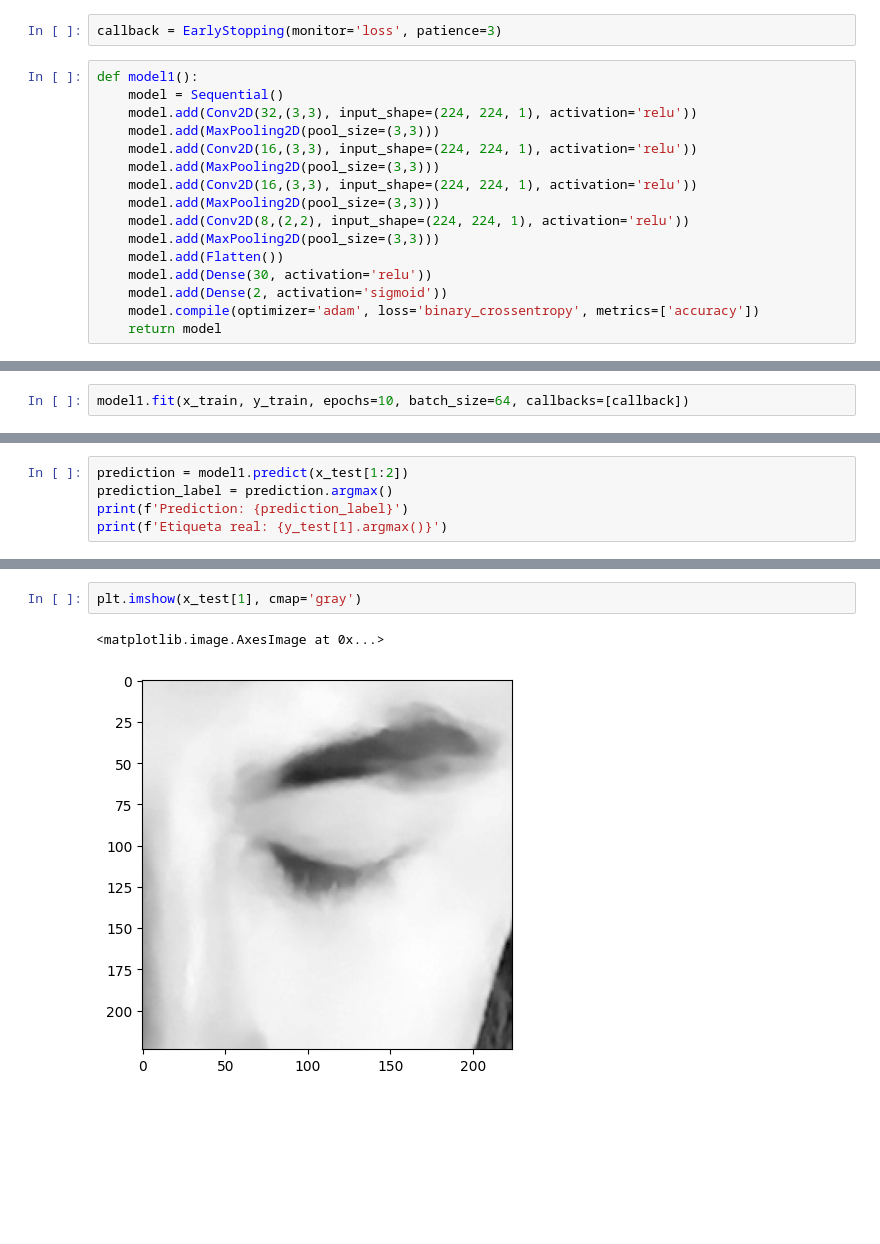
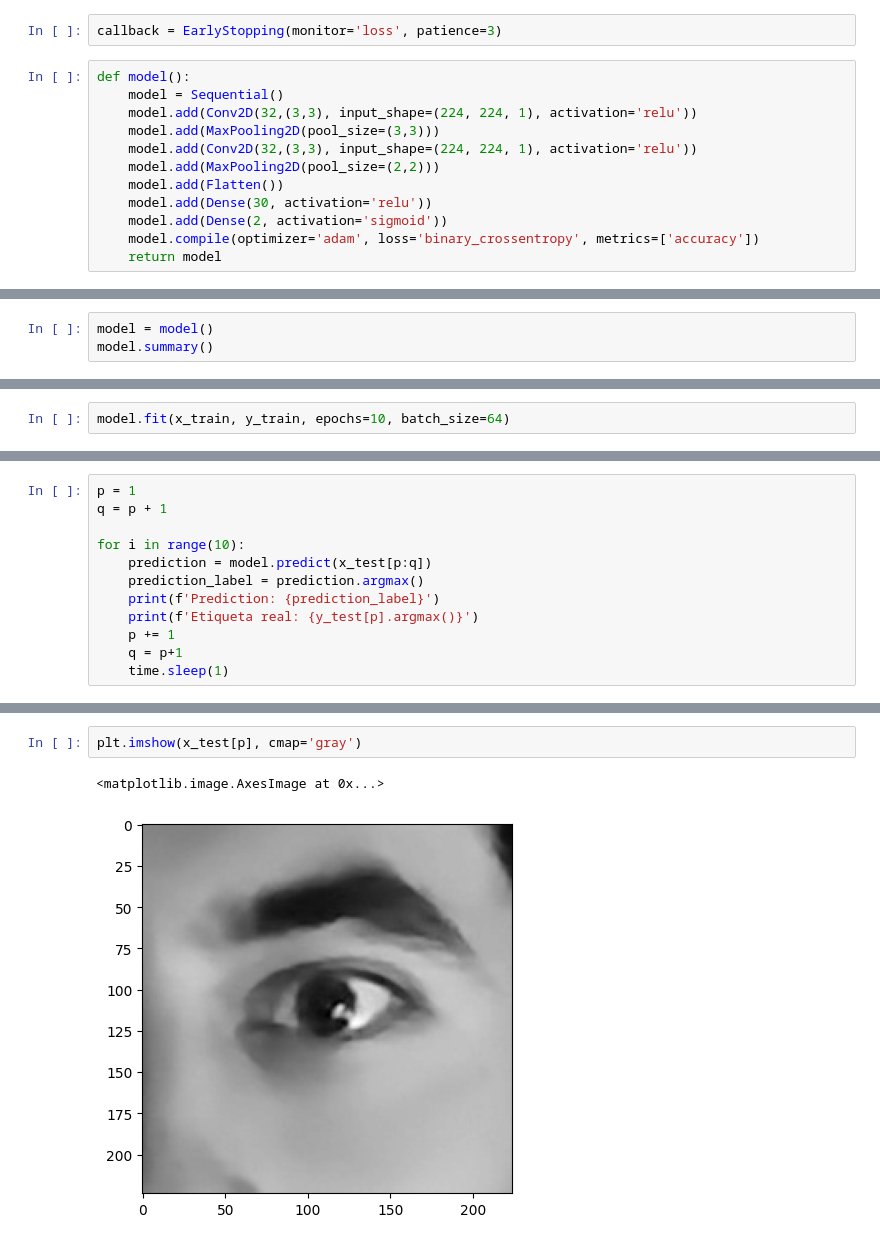
Before and after one commit to arattjzl/vision, a Jupyter notebook: open-closed-eyes.ipynb, the cells around one changed output, grey strips where cells are left out. Cells and saved outputs as stored; diff of their text form; blank space fills up the shorter version.

Commit message:
new models trained, trying another aproach next

```diff
--- a/open-closed-eyes.ipynb
+++ b/open-closed-eyes.ipynb
@@ -82,16 +83,12 @@ imshow(x_train[0])
 # %%
 callback = EarlyStopping(monitor='loss', patience=3)
 # %%
-def model1():
+def model():
     model = Sequential()
     model.add(Conv2D(32,(3,3), input_shape=(224, 224, 1), activation='relu'))
     model.add(MaxPooling2D(pool_size=(3,3)))
-    model.add(Conv2D(16,(3,3), input_shape=(224, 224, 1), activation='relu'))
-    model.add(MaxPooling2D(pool_size=(3,3)))
-    model.add(Conv2D(16,(3,3), input_shape=(224, 224, 1), activation='relu'))
-    model.add(MaxPooling2D(pool_size=(3,3)))
-    model.add(Conv2D(8,(2,2), input_shape=(224, 224, 1), activation='relu'))
-    model.add(MaxPooling2D(pool_size=(3,3)))
+    model.add(Conv2D(32,(3,3), input_shape=(224, 224, 1), activation='relu'))
+    model.add(MaxPooling2D(pool_size=(2,2)))
     model.add(Flatten())
     model.add(Dense(30, activation='relu'))
     model.add(Dense(2, activation='sigmoid'))
@@ -124,0 +97,3 @@ Model: "sequential_7"
+# %%
+model = model()
+model.summary()
@@ -125,4 +122,4 @@ Model: "sequential_7"
 # %%
-model1.fit(x_train, y_train, epochs=10, batch_size=64, callbacks=[callback])
+model.fit(x_train, y_train, epochs=10, batch_size=64)
 # %% [output]
 Epoch 1/10
@@ -154,6 +151,13 @@ model1.evaluate(x_test, y_test)
 # %%
-prediction = model1.predict(x_test[1:2])
-prediction_label = prediction.argmax()
-print(f'Prediction: {prediction_label}')
-print(f'Etiqueta real: {y_test[1].argmax()}')
+p = 1
+q = p + 1
+
+for i in range(10):
+    prediction = model.predict(x_test[p:q])
+    prediction_label = prediction.argmax()
+    print(f'Prediction: {prediction_label}')
+    print(f'Etiqueta real: {y_test[p].argmax()}')
+    p += 1
+    q = p+1
+    time.sleep(1)
 # %% [output]
@@ -163,6 +181,6 @@ Etiqueta real: 0
 # %%
-plt.imshow(x_test[1], cmap='gray')
+plt.imshow(x_test[p], cmap='gray')
 # %% [output]
 <matplotlib.image.AxesImage at 0x...>
-[figure, old version]
+[figure, new version]
 # %%
```
Also changed, not shown: parts of 11 cells of this notebook, 6 other files.
